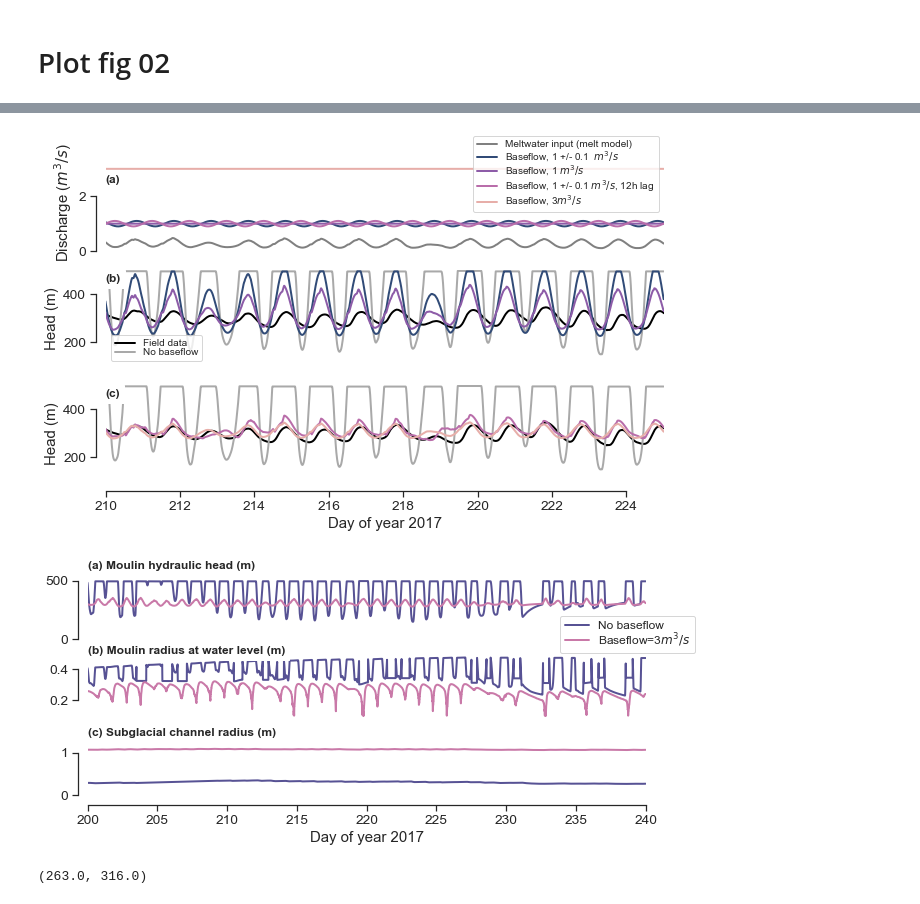
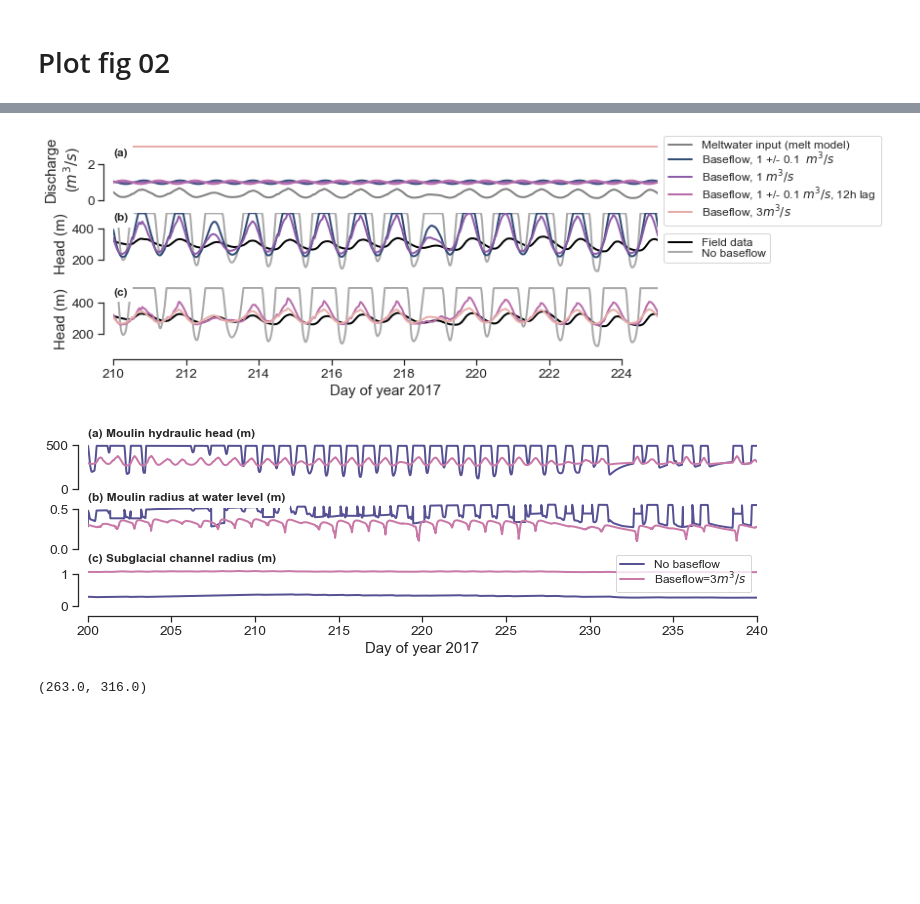
Before and after one commit to cctrunz/ModelRepo_pyMouShBaseflow_paper, a Jupyter notebook: Plot_figures_with_JEME.ipynb, the cells around one changed output, grey strips where cells are left out. Drawn from its saved outputs; the diff is of its cells as text; code cells hidden in the pictures; blank space fills up the shorter version.

```diff
--- a/Plot_figures_with_JEME.ipynb
+++ b/Plot_figures_with_JEME.ipynb
@@ -612,13 +671,13 @@ palette = sns.cubehelix_palette(n_colors=10, start=1.5, rot=1, gamma=1.5, hue=1,
 
 xlim = [210,225] #days
 ylim_head = [100,500]
-figure_size = (10,6)
-size_legend = 10
+
+size_legend = 12
 lw = 2
 
 
 #COMPARE LAG IN PEAK BASEFLOW
-fig, ax = plt.subplots(3, figsize=figure_size)
+fig, ax = plt.subplots(3, figsize=(10,4))
 
 
 ax[0].plot(bf1_osc_shift.time_day, bf1_osc_shift.dict['meltwater_input_moulin'],
@@ -635,10 +694,10 @@ ax[0].plot(bf3_fix.time_day, bf3_fix.dict['subglacial_baseflow'],
 
 
 #plot preferences
-ax[0].legend(loc=1, prop={'size': size_legend}, bbox_to_anchor=(1, 1.25),labelspacing=0)
+ax[0].legend(loc=3, prop={'size': size_legend}, bbox_to_anchor=(1, -0.5),labelspacing=0)
 ax[0].set_xlim(xlim)
 ax[0].set_ylim([0,3.5])
-ax[0].set_ylabel('Discharge ($m^3/s$)')
+ax[0].set_ylabel('Discharge\n($m^3/s$)')
 
 
 #plot base head
@@ -649,7 +708,7 @@ ax[1].plot(bf1_osc.time_day, bf1_osc.dict['head'], color=palette[3],linewidth=lw
 ax[1].plot(bf1_fix.time_day, bf1_fix.dict['head'], color=palette[5],linewidth=lw)
 #ax[1].plot(bf1_osc_shift.time_day, bf1_osc_shift.dict['head'], color=palette[6],linewidth=lw)
 #plot preferences
-ax[1].legend(loc=3, prop={'size': size_legend},labelspacing=0)
+ax[1].legend(loc=3, prop={'size': size_legend},bbox_to_anchor=(1, 0.1),labelspacing=0)
 ax[1].set_xlim(xlim)
 ax[1].set_ylim(ylim_head)
 ax[1].set_ylabel('Head (m)')
@@ -662,35 +721,35 @@ ax[1].set_ylabel('Head (m)')
 #plot base head
 ax[2].plot(t_real/secinday,h_real, color='black',linewidth=lw)
 ax[2].plot(bf0_fix.time_day, bf0_fix.dict['head'], color='darkgray',linewidth=lw)
 #plot head with lag
 ax[2].plot(bf1_osc_shift.time_day, bf1_osc_shift.dict['head'], color=palette[6],linewidth=lw)
 ax[2].plot(bf3_fix.time_day, bf3_fix.dict['head'], color=palette[8],linewidth=lw)
 
 #plot preferences
 ax[2].set_xlim(xlim)
 ax[2].set_ylim(ylim_head)
 ax[2].set_ylabel('Head (m)')
 ax[2].set_xlabel('Day of year 2017')
 
 #COMPARE baseflow and Qin
 
 sns.despine(offset=10,trim=True)
 sns.despine(ax=ax[0],bottom=True)
 sns.despine(ax=ax[1],bottom=True)
 ax[0].set_xticks([])
 ax[1].set_xticks([])
 
 #letters
 ax[0].text(210,2.5,'(a)',fontsize=12, weight='bold', bbox=dict(facecolor='white', edgecolor='white'))
 ax[1].text(210,450,'(b)',fontsize=12, weight='bold', bbox=dict(facecolor='white', edgecolor='white'))
 ax[2].text(210,450,'(c)',fontsize=12, weight='bold', bbox=dict(facecolor='white', edgecolor='white'))
 
 
 
 
-plt.savefig('Figure_TC/fig04.pdf',bbox_inches='tight')
+plt.savefig('Figure_TC/compare_bf.pdf',bbox_inches='tight')
 # %% [output]
-[figure, old version]
+[figure, new version]
 # %%
 sns.set_theme(style="ticks", font_scale=1.25)
 palette = sns.cubehelix_palette(n_colors=4, start=1.5, rot=1, gamma=1.5, hue=1,
@@ -715,7 +774,7 @@ radius_jeme_bf3, head_bf3 = extract_radius(bf3_fix)
 time_brut = np.array(bf0_fix.time_day)
 time_bf3 = np.array(bf3_fix.time_day)
 
-fig, axs = plt.subplots(3, sharex=False, figsize=(10,4))
+fig, axs = plt.subplots(3, sharex=False, figsize=(12,3))
 
 axs[0].plot(time_brut , head_brut, label= 'brut', color=palette[0],linewidth=lw)
 axs[0].plot(time_bf3 , head_bf3, label= 'baseflow 3', color=palette[2],linewidth=lw)
@@ -726,11 +785,13 @@ axs[1].plot(time_brut , radius_jeme_brut, label= 'No baseflow', color=palette[0]
 axs[1].plot(time_bf3 , radius_jeme_bf3, label= 'Baseflow=3$m^3/s$', color=palette[2],linewidth=lw)
 #axs[1].set_ylabel('(m)')
 axs[1].set_xlim([200,240])
-axs[1].legend(loc=1, prop={'size': 12},bbox_to_anchor=(1.1, 1.7), bbox_transform=axs[1].transAxes,labelspacing=0)
+axs[1].set_ylim([0,0.6])
+#axs[1].legend(loc=1, prop={'size': 12},bbox_to_anchor=(1.1,0), bbox_transform=axs[1].transAxes,labelspacing=0)
 
 #ax2 = axs[2].twinx()
-axs[2].plot(time_brut , bf0_fix.dict['subglacial_radius'], label= 'brut', color=palette[0],linewidth=lw)
-axs[2].plot(time_bf3 , bf3_fix.dict['subglacial_radius'], label= 'baseflow 3', color=palette[2],linewidth=lw)
+axs[2].plot(time_brut , bf0_fix.dict['subglacial_radius'], label= 'No baseflow', color=palette[0],linewidth=lw)
+axs[2].plot(time_bf3 , bf3_fix.dict['subglacial_radius'], label= 'Baseflow=3$m^3/s$', color=palette[2],linewidth=lw)
+axs[2].legend(loc=1, prop={'size': 12},bbox_to_anchor=(1,0), bbox_transform=axs[1].transAxes,labelspacing=0)
 #axs[2].set_ylabel('(m)', color=palette[0])
 axs[2].set_ylim([0,1.5])
 #ax2.set_ylim([1,1.11])
@@ -752,14 +813,14 @@ axs[1].set_xticks([])
 
 #letters
 axs[0].text(200,600,'(a) Moulin hydraulic head (m)',fontsize=12, weight='bold', bbox=dict(facecolor='white'))
-axs[1].text(200,0.5,'(b) Moulin radius at water level (m)',fontsize=12, weight='bold', bbox=dict(facecolor='white'))
+axs[1].text(200,0.6,'(b) Moulin radius at water level (m)',fontsize=12, weight='bold', bbox=dict(facecolor='white'))
 axs[2].text(200,1.4,'(c) Subglacial channel radius (m)',fontsize=12, weight='bold', bbox=dict(facecolor='white'))
 
 
 
-plt.savefig('Figure_TC/fig05.pdf',bbox_inches='tight')
+plt.savefig('Figure_TC/radius.pdf',bbox_inches='tight')
 # %% [output]
-[figure, old version]
+[figure, new version]
 # %%
 plt.figure()
 plt.plot(t_real/secinday,h_real, color='black',linewidth=lw)
```
Also changed, not shown: parts of 13 cells of this notebook.
